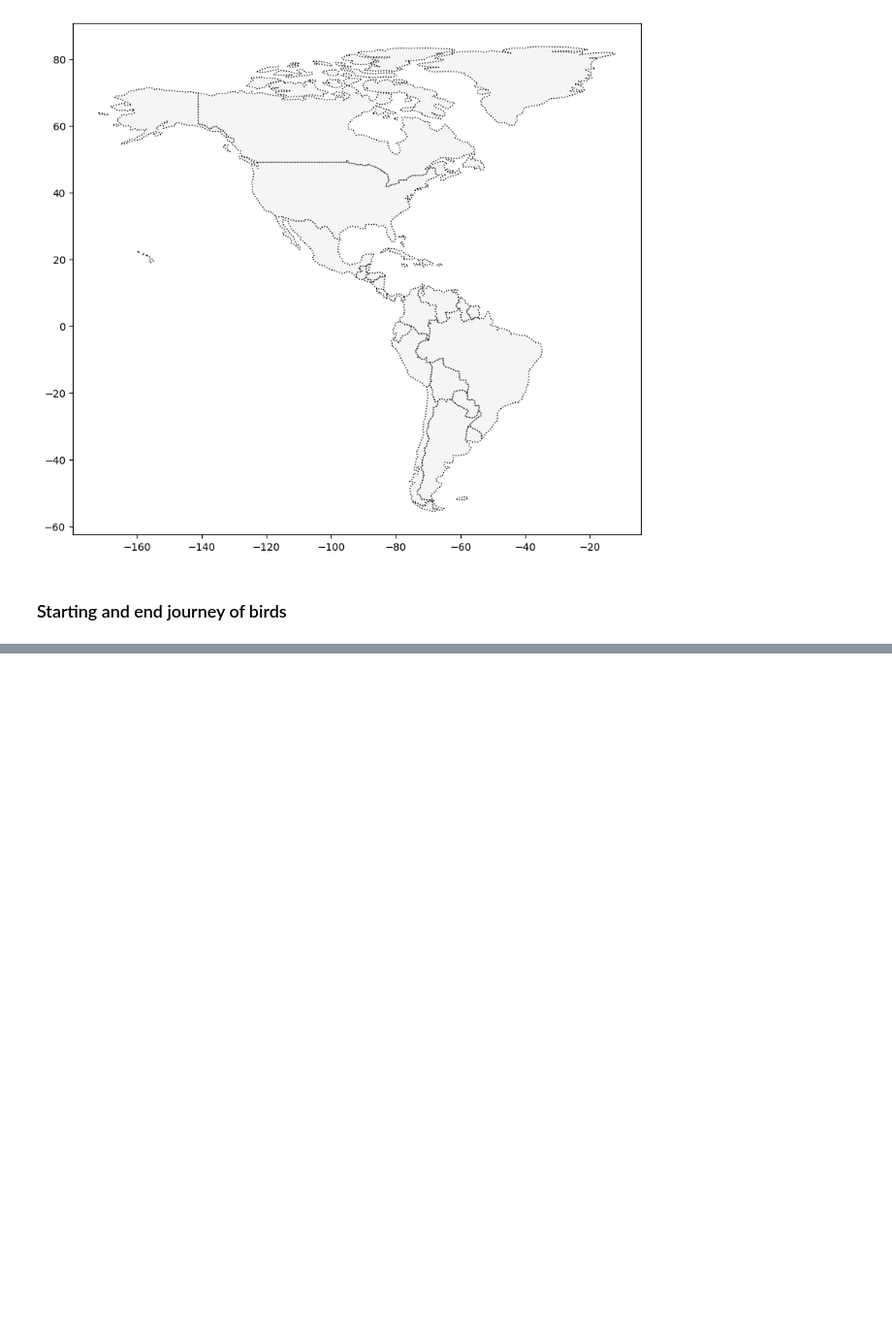
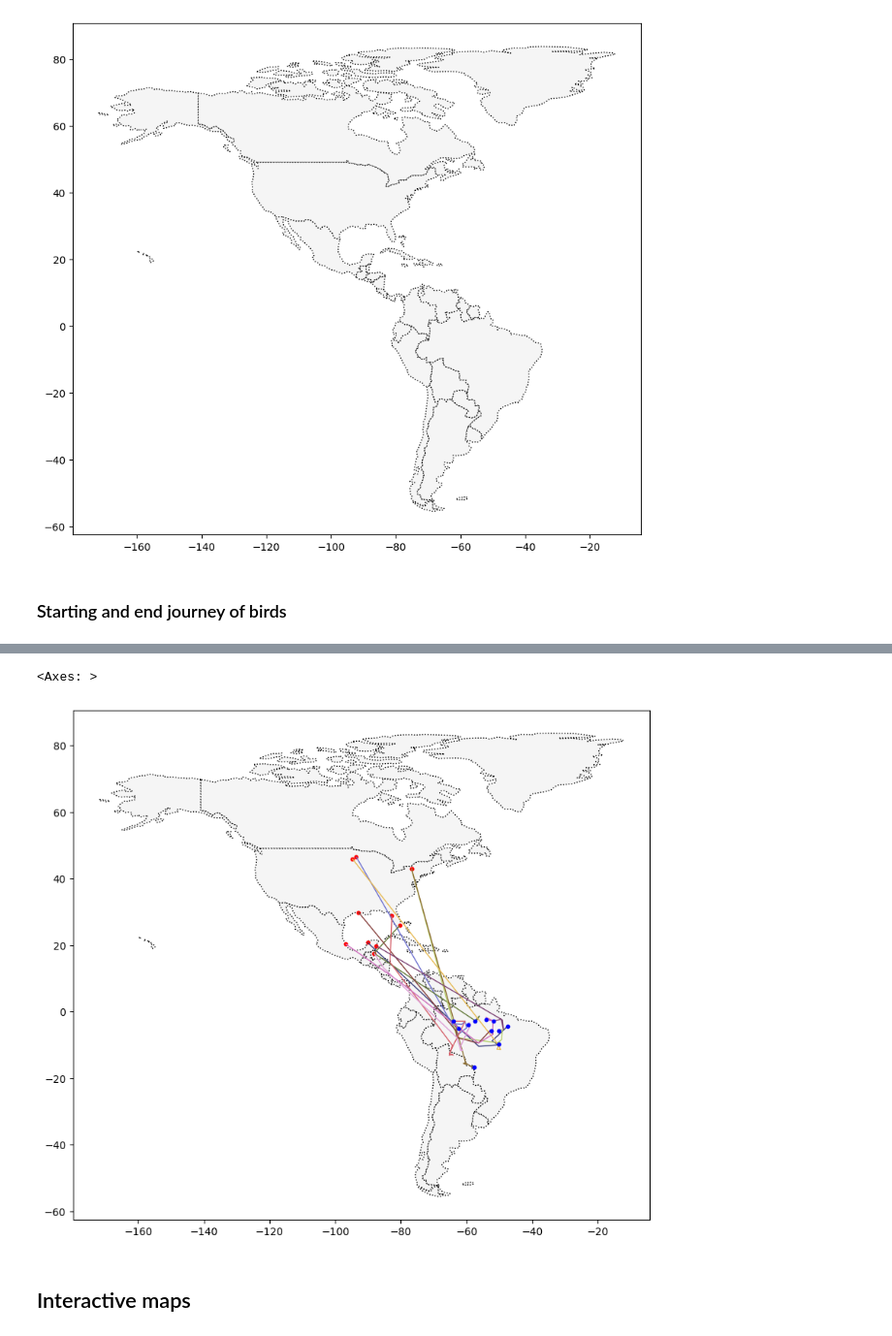
Before and after one commit to Kkhurana007/kaggle_python_practice, a Jupyter notebook: Geopandas.ipynb, the cells around one changed output, grey strips where cells are left out. Shown at 97% size. Saved outputs shown, nothing was run; the diff lists cells and outputs as text; code cells hidden in the pictures; blank space fills up the shorter version.

```diff
--- a/Geopandas.ipynb
+++ b/Geopandas.ipynb
@@ -160,5 +203,5 @@ world.head()
 # %%
-birds_df = pd.read_csv("purple_martin.csv")
+birds_df = pd.read_csv("data_for_all_courses\purple_martin.csv")
 birds_df.head()
 # %% [output]
 |  | timestamp | location-long | location-lat | tag-local-identifier |
@@ -186,7 +229,7 @@ birds.head()
 # %%
 # set the CRS
 
-birds.crs = {'init' : 'epsg:4326'}
+birds.crs = ('epsg:4326')
 # %%
 # plot the data
 americas = world.loc[world['CONTINENT'].isin(['North America', 'South America',])]
@@ -260,0 +284,13 @@ AttributeError: 'function' object has no attribute 'reset_index'
+# %%
+# GeoDataFrame showing path for each bird
+path_df = birds.groupby("tag-local-identifier")['geometry'].apply(list).apply(lambda x: LineString(x)).reset_index()
+path_gdf = gpd.GeoDataFrame(path_df, geometry = path_df.geometry)
+path_gdf.crs = ('epsg:4326')
+
+# GeoDataFrame showing starting point for each bird
+start_df = birds.groupby("tag-local-identifier")['geometry'].apply(list).apply(lambda x: x[0]).reset_index()
+start_gdf = gpd.GeoDataFrame(start_df, geometry = start_df.geometry)
+start_gdf.crs = ('epsg:4326')
+
+# Show first five rows of GeoDataFrame
+start_gdf.head()
@@ -260,0 +304,15 @@ AttributeError: 'function' object has no attribute 'reset_index'
+# %%
+# end point of each bird
+end_df = birds.groupby("tag-local-identifier")['geometry'].apply(list).apply(lambda x: x[-1]).reset_index()
+end_gdf = gpd.GeoDataFrame(end_df, geometry = end_df.geometry)
+end_gdf.crs = ('epsg:4326')
+# %%
+# plot americas
+ax_americas = americas.plot(figsize=(10,10), color='whitesmoke', linestyle=':', edgecolor='black')
+
+start_gdf.plot(ax = ax_americas, color = 'red', markersize = 10)
+path_gdf.plot(ax = ax_americas, cmap = 'tab20b', linestyle= '-', linewidth = 1, zorder = 1)
+end_gdf.plot(ax = ax_americas, color = 'blue', markersize = 10)
+# %% [output]
+<Axes: >
+[figure, added]
@@ -260,0 +323,2 @@ AttributeError: 'function' object has no attribute 'reset_index'
+# %% [markdown]
+## Interactive maps
```
Also changed, not shown: parts of 24 cells of this notebook.
